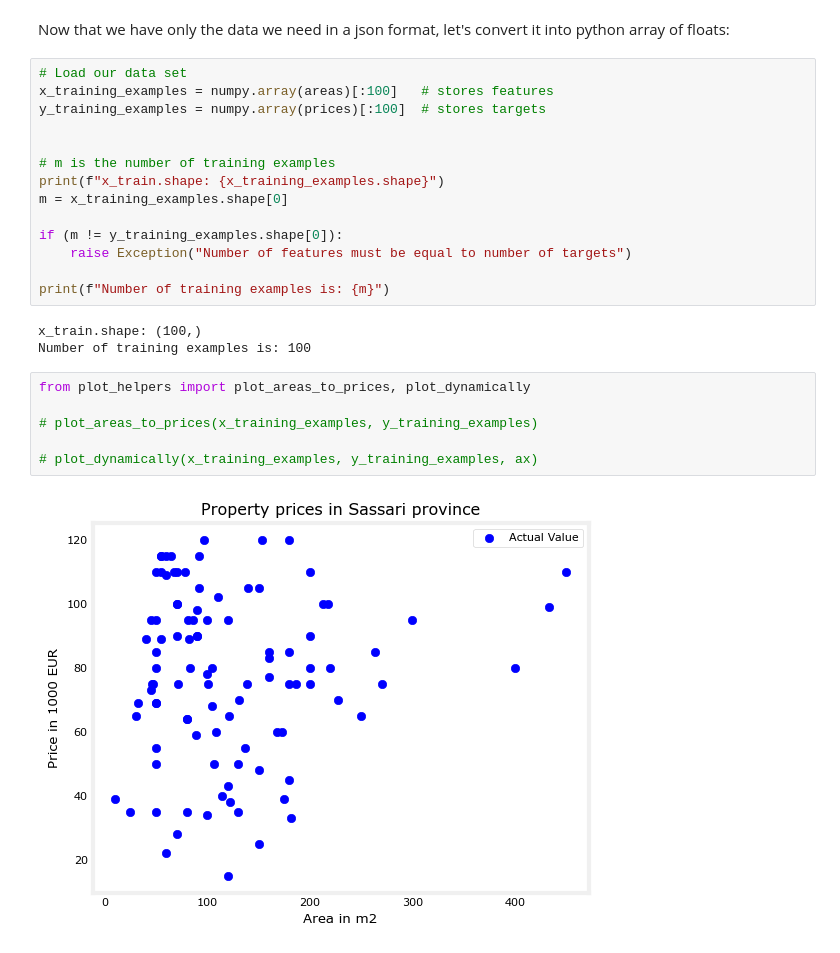
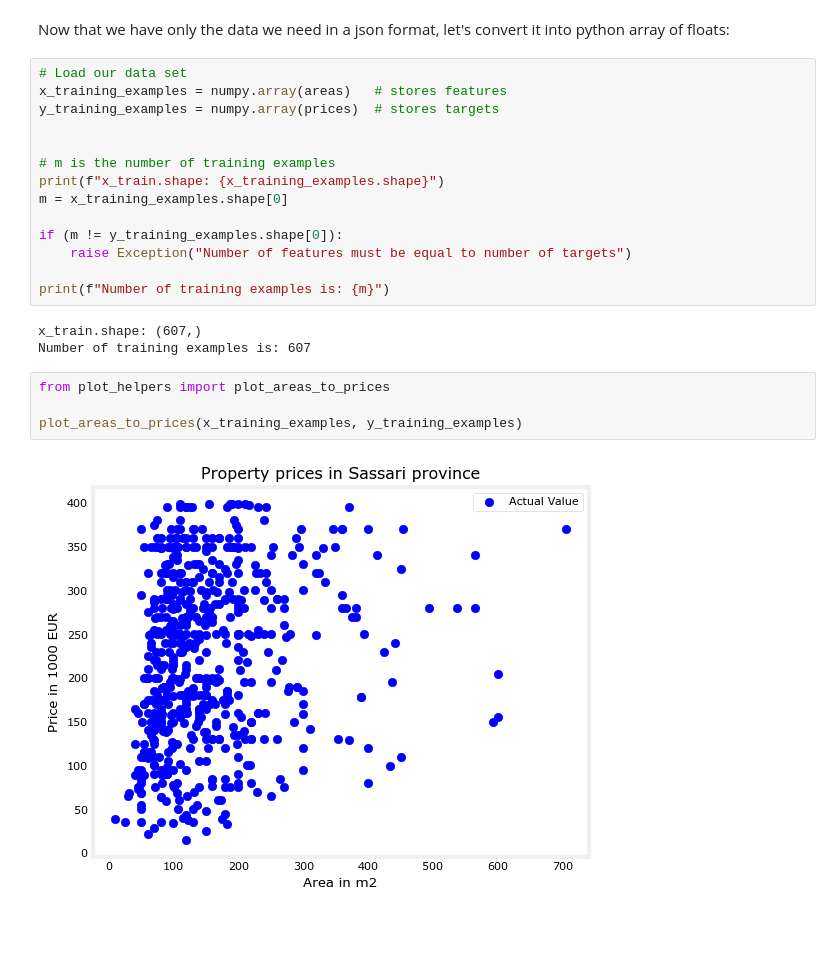
Before and after one commit to MaciejReimann/harvesters, a Jupyter notebook: src/ml-experiments/linear_regression_sassari.ipynb, the cells around one changed output. Saved outputs shown, nothing was run; the diff lists cells and outputs as text.

```diff
--- a/src/ml-experiments/linear_regression_sassari.ipynb
+++ b/src/ml-experiments/linear_regression_sassari.ipynb
@@ -268,8 +266,8 @@ prices = list(map(lambda x: x.get_price() / 1000, items))
 Now that we have only the data we need in a json format, let's convert it into python array of floats:
 # %%
 # Load our data set
-x_training_examples = numpy.array(areas)[:100]   # stores features
-y_training_examples = numpy.array(prices)[:100]  # stores targets
+x_training_examples = numpy.array(areas)   # stores features
+y_training_examples = numpy.array(prices)  # stores targets
 
 
 # m is the number of training examples
@@ -281,15 +279,13 @@ if (m != y_training_examples.shape[0]):
 
 print(f"Number of training examples is: {m}")
 # %% [output]
-x_train.shape: (100,)
-Number of training examples is: 100
+x_train.shape: (607,)
+Number of training examples is: 607
 # %%
-from plot_helpers import plot_areas_to_prices, plot_dynamically
+from plot_helpers import plot_areas_to_prices
 
-# plot_areas_to_prices(x_training_examples, y_training_examples)
-
-# plot_dynamically(x_training_examples, y_training_examples, ax)
+plot_areas_to_prices(x_training_examples, y_training_examples)
 # %% [output]
-[figure, old version]
+[figure, new version]
 # %%
 # initialize parameters
```
Also changed, not shown: parts of 6 cells of this notebook.
